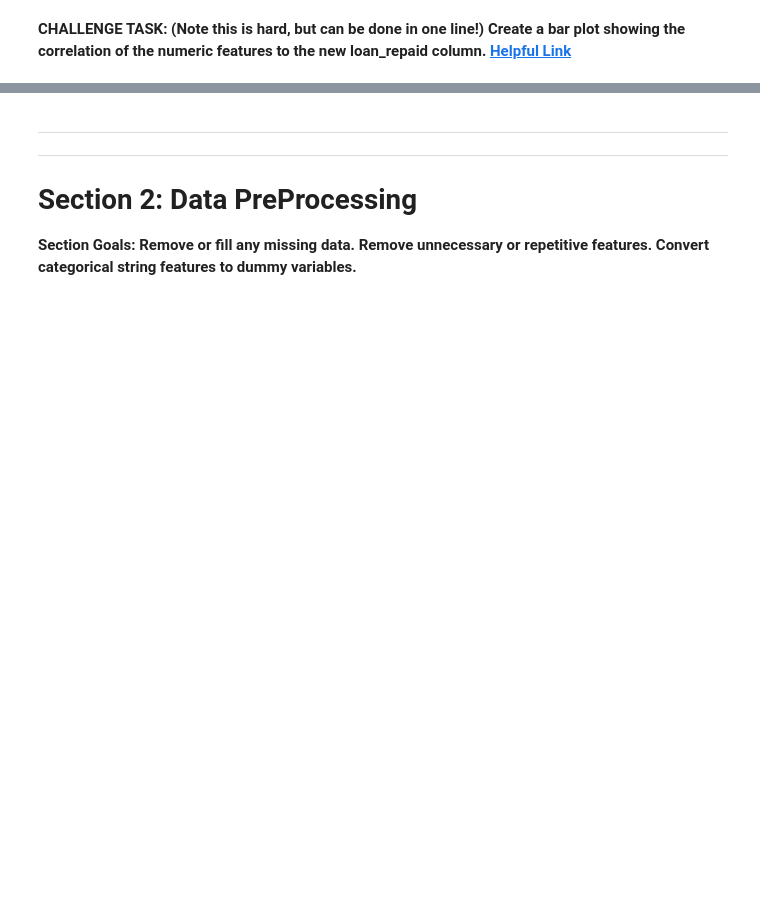
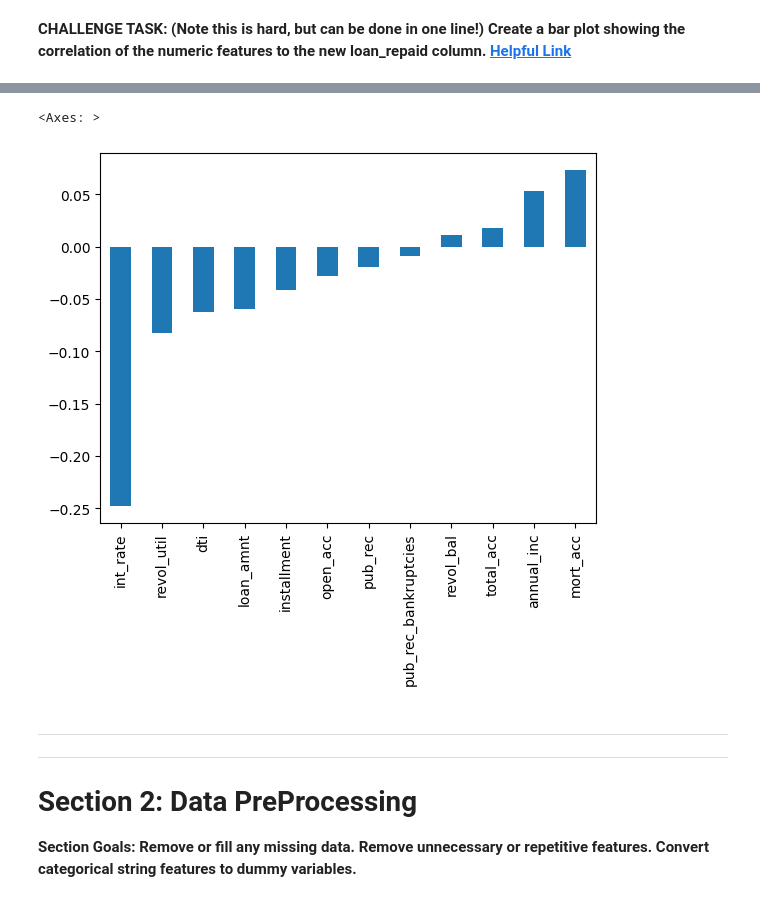
Before and after one commit to JavierIncio/DevCourses, a Jupyter notebook: Python/PythonForDataScienceAndMachineLearning/TensorFlow_FILES/ANNs/03-Keras-Project-Exercise.ipynb, the cells around one changed output, grey strips where cells are left out. Drawn from its saved outputs; the diff is of its cells as text; code cells hidden in the pictures; blank space fills up the shorter version.

```diff
--- a/Python/PythonForDataScienceAndMachineLearning/TensorFlow_FILES/ANNs/03-Keras-Project-Exercise.ipynb
+++ b/Python/PythonForDataScienceAndMachineLearning/TensorFlow_FILES/ANNs/03-Keras-Project-Exercise.ipynb
@@ -489,3 +423,8 @@ df['loan_repaid'] = df['loan_status'].map({"Fully Paid":1, "Charged Off":0})
+# %%
+df.corr(numeric_only=True)["loan_repaid"][:-1].sort_values().plot.bar()
+# %% [output]
+<Axes: >
+[figure, added]
 # %% [markdown]
 ---
 ---
```
Also changed, not shown: parts of 158 cells of this notebook, 1 other file.
